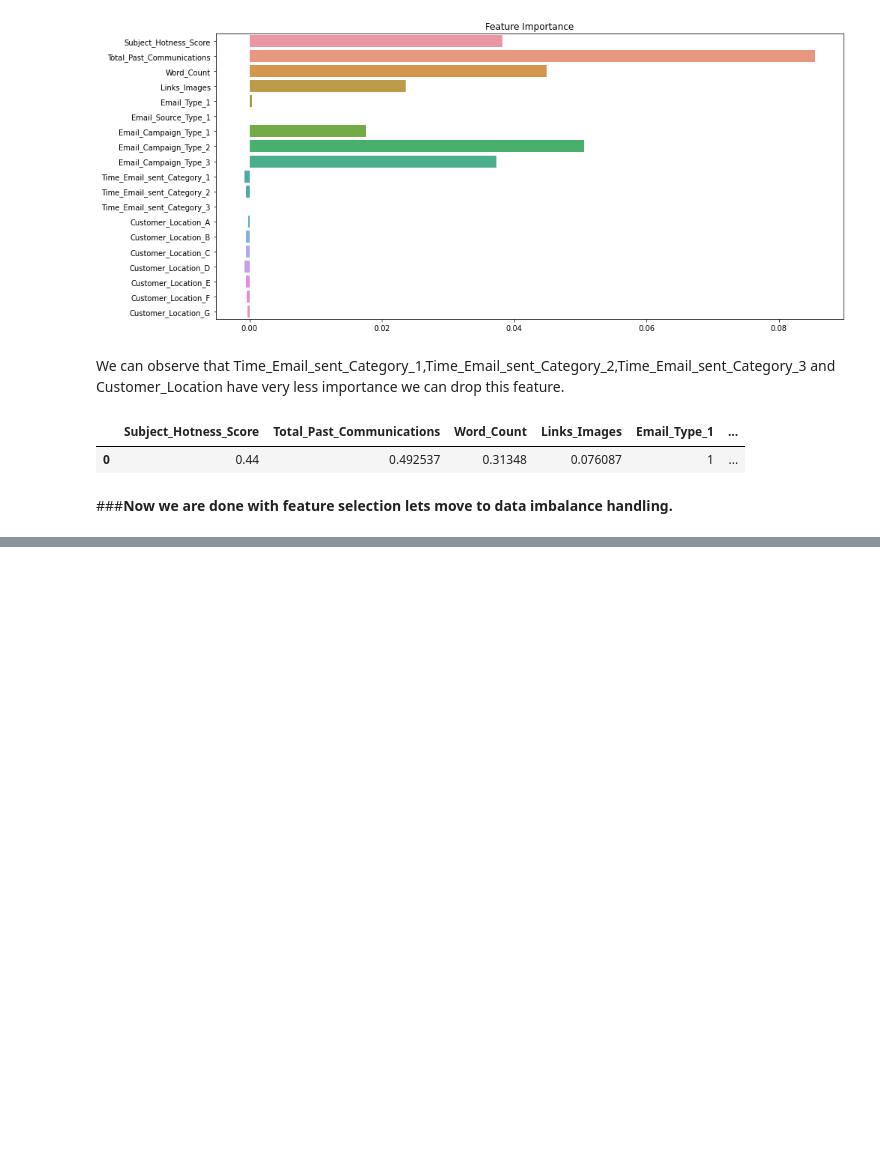
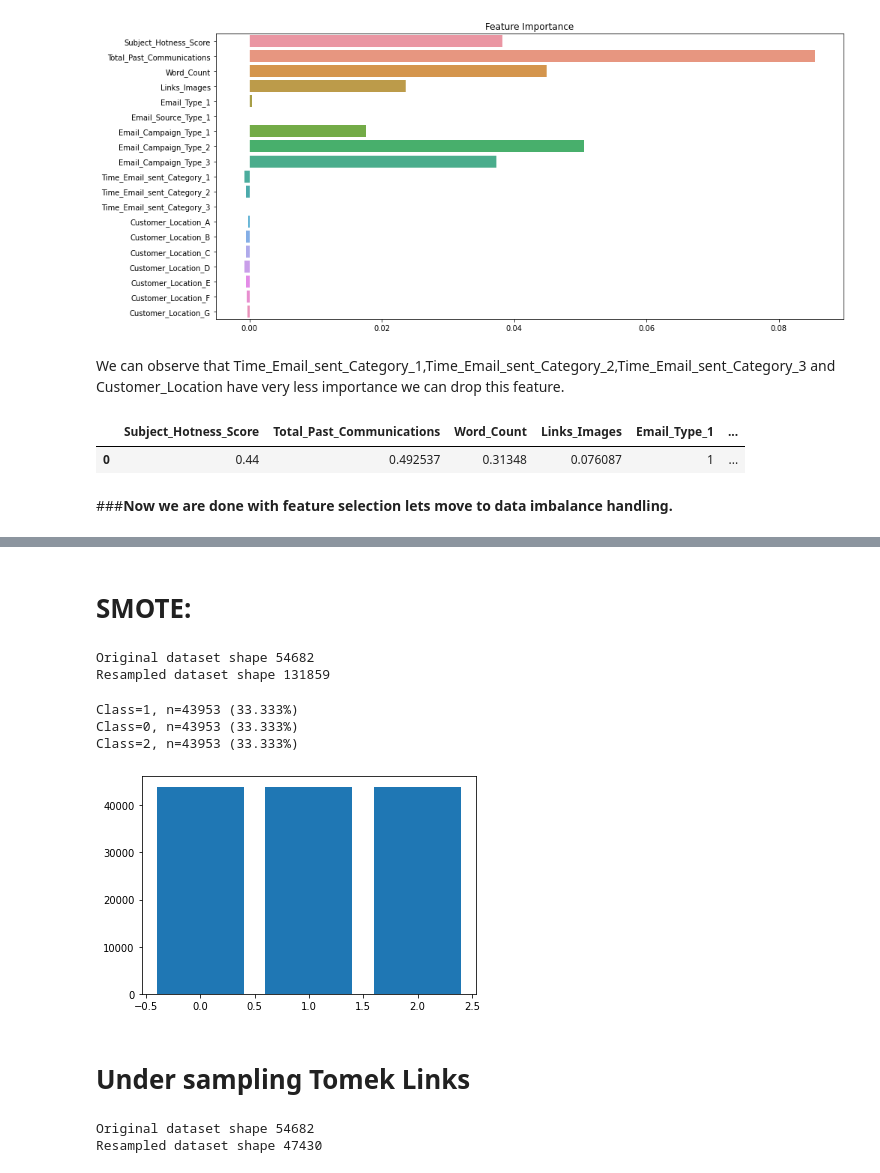
Before and after one commit to Akramkhan01/Email-Campaign-Effectiveness-Prediction-Capstone-Project, a Jupyter notebook: Email_Campaign_Effectiveness_Prediction.ipynb, the cells around one changed output, grey strips where cells are left out. Cells and saved outputs as stored; diff of their text form; code cells hidden in the pictures; blank space fills up the shorter version.

Commit message:
Applied RUS,SMOTE and TOMEK LINKS

```diff
--- a/Email_Campaign_Effectiveness_Prediction.ipynb
+++ b/Email_Campaign_Effectiveness_Prediction.ipynb
@@ -814,0 +871,2 @@ email_data.head(1)
+# %% [markdown]
+# **SMOTE:**
@@ -814,0 +876,21 @@ email_data.head(1)
+# %%
+#SMOTE
+smote = SMOTE()
+
+# fit predictor and target variable
+x_train_smote, y_train_smote = smote.fit_resample(X_train, y_train)
+print('Original dataset shape', len(y_train))
+print('Resampled dataset shape', len(y_train_smote))
+# %% [output]
+Original dataset shape 54682
+Resampled dataset shape 131859
+# %%
+#visualization of resampled data
+resampled_data_visual(y_train_smote)
+# %% [output]
+Class=1, n=43953 (33.333%)
+Class=0, n=43953 (33.333%)
+Class=2, n=43953 (33.333%)
+[figure, added]
+# %% [markdown]
+# **Under sampling Tomek Links**
@@ -814,0 +899,8 @@ email_data.head(1)
+# %%
+smotom= TomekLinks()
+x_train_smotom, y_train_smotom = smotom.fit_resample(X_train, y_train)
+print('Original dataset shape', len(y_train))
+print('Resampled dataset shape', len(y_train_smotom))
+# %% [output]
+Original dataset shape 54682
+Resampled dataset shape 47430
```
Also changed, not shown: parts of 11 cells of this notebook.
